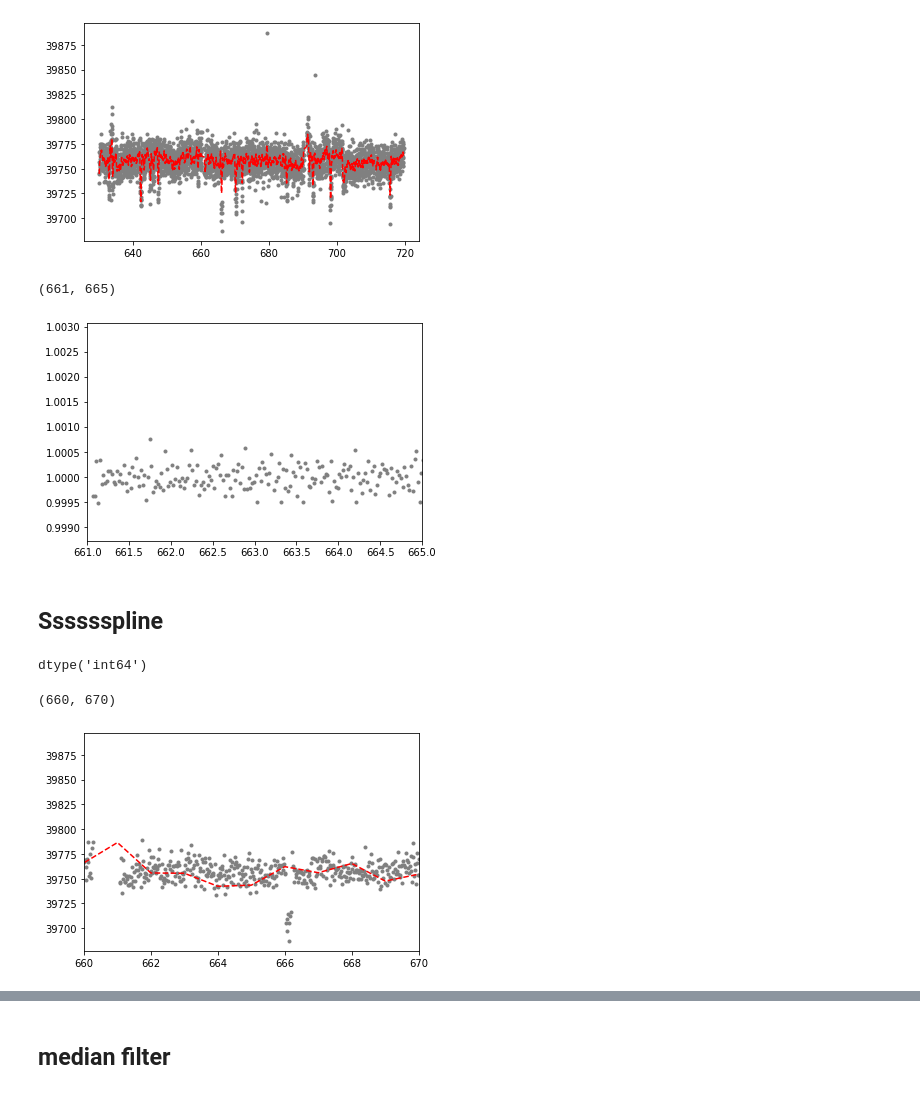
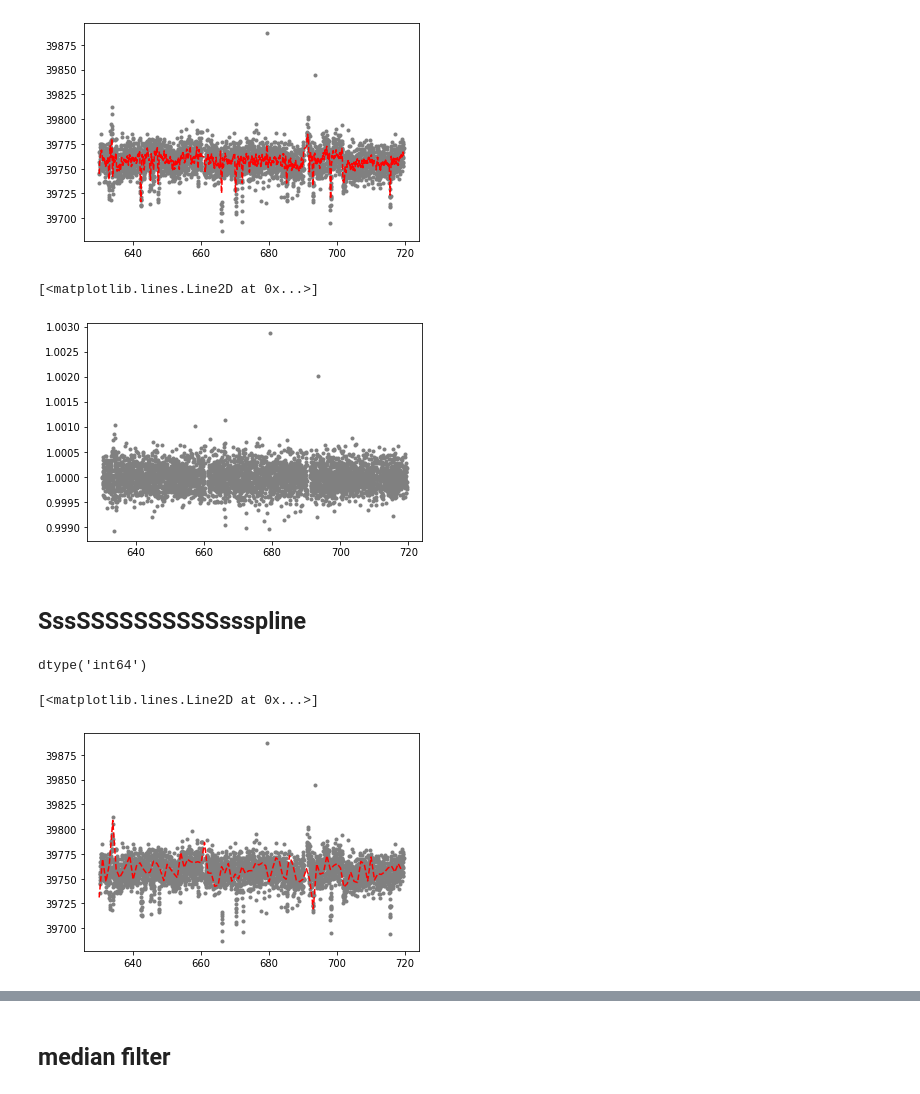
Before and after one commit to yb373/PH30116-report, a Jupyter notebook: Light curve fitting experiments.ipynb, the cells around one changed output, grey strips where cells are left out. Drawn from its saved outputs; the diff is of its cells as text; code cells hidden in the pictures.

```diff
--- a/Light curve fitting experiments.ipynb
+++ b/Light curve fitting experiments.ipynb
@@ -156,10 +157,10 @@ pylab.plot(t, interp_savgol, ls='--', c='r', label='Savitzky Golay w=11,o=3')
 # %%
 #plot normalised dataset
 pylab.plot(t, f/interp_savgol, ls='None', marker='.', c='grey', label='Data')
-pylab.xlim(661,665)
+#pylab.xlim(661,665)
 # %% [output]
-(661, 665)
+[<matplotlib.lines.Line2D at 0x...>]
-[figure, old version]
+[figure, new version]
 # %% [markdown]
-## Sssssspline
+## SssSSSSSSSSSSssspline
 # %%
@@ -172,10 +173,10 @@ newfl = interpolate.BSpline(t, f, 1, axis = 0)
 # %%
 pylab.plot(t, f, ls='None', marker='.', c='grey', label='Data')
 pylab.plot(tnew, newfl(tnew), ls='--', c='r', label='Spline')
-pylab.xlim(660,670)
+#pylab.xlim(660,670)
 # %% [output]
-(660, 670)
+[<matplotlib.lines.Line2D at 0x...>]
-[figure, old version]
+[figure, new version]
 # %%
 #plot normalised dataset
 pylab.plot(t, f/newfl(t), ls='None', marker='.', c='grey', label='Data')
```
Also changed, not shown: parts of 14 cells of this notebook, 9 other files.
